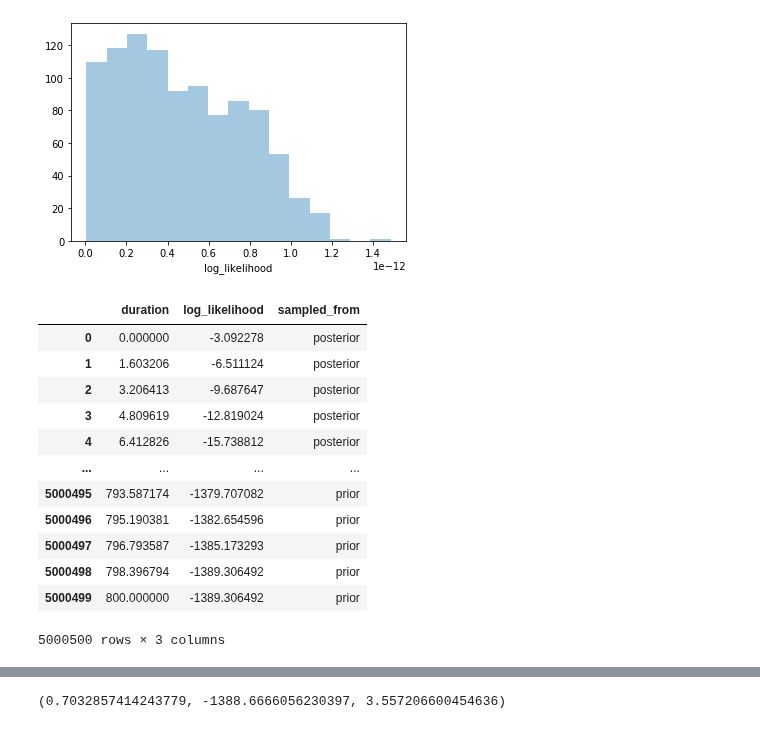
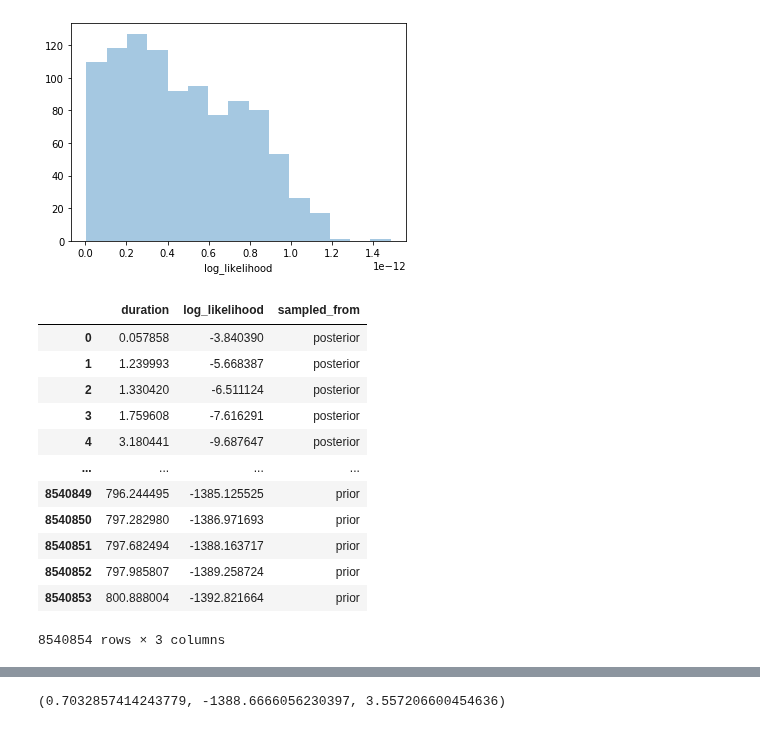
Before and after one commit to manuel-rhdt/master-thesis, a Jupyter notebook: notebooks/marginal_pdf.ipynb, the cells around one changed output, grey strips where cells are left out. Drawn from its saved outputs; the diff is of its cells as text; code cells hidden in the pictures.

```diff
--- a/notebooks/marginal_pdf.ipynb
+++ b/notebooks/marginal_pdf.ipynb
@@ -77,19 +74,19 @@ sns.distplot(numpy.exp(data['log_likelihood']), kde=False)
 <matplotlib.axes._subplots.AxesSubplot at 0x...>
 [figure]
 # %%
-stochastic_data = pd.read_json(path / "log_likelihood" / "data.json")
+stochastic_data = pd.read_json(path / "log_likelihood" / "data2.json.zip")
 stochastic_data
 # %% [output]
 |  | duration | log_likelihood | sampled_from |
-| 0 | 0.000000 | -3.092278 | posterior |
-| 1 | 1.603206 | -6.511124 | posterior |
-| 2 | 3.206413 | -9.687647 | posterior |
-| 3 | 4.809619 | -12.819024 | posterior |
-| 4 | 6.412826 | -15.738812 | posterior |
+| 0 | 0.057858 | -3.840390 | posterior |
+| 1 | 1.239993 | -5.668387 | posterior |
+| 2 | 1.330420 | -6.511124 | posterior |
+| 3 | 1.759608 | -7.616291 | posterior |
+| 4 | 3.180441 | -9.687647 | posterior |
 | ... | ... | ... | ... |
-| 5000495 | 793.587174 | -1379.707082 | prior |
-| 5000496 | 795.190381 | -1382.654596 | prior |
-| 5000497 | 796.793587 | -1385.173293 | prior |
-| 5000498 | 798.396794 | -1389.306492 | prior |
-| 5000499 | 800.000000 | -1389.306492 | prior |
+| 8540849 | 796.244495 | -1385.125525 | prior |
+| 8540850 | 797.282980 | -1386.971693 | prior |
+| 8540851 | 797.682494 | -1388.163717 | prior |
+| 8540852 | 797.985807 | -1389.258724 | prior |
+| 8540853 | 800.888004 | -1392.821664 | prior |
-5000500 rows × 3 columns
+8540854 rows × 3 columns
```
Also changed, not shown: parts of 8 cells of this notebook, 2 other files.
